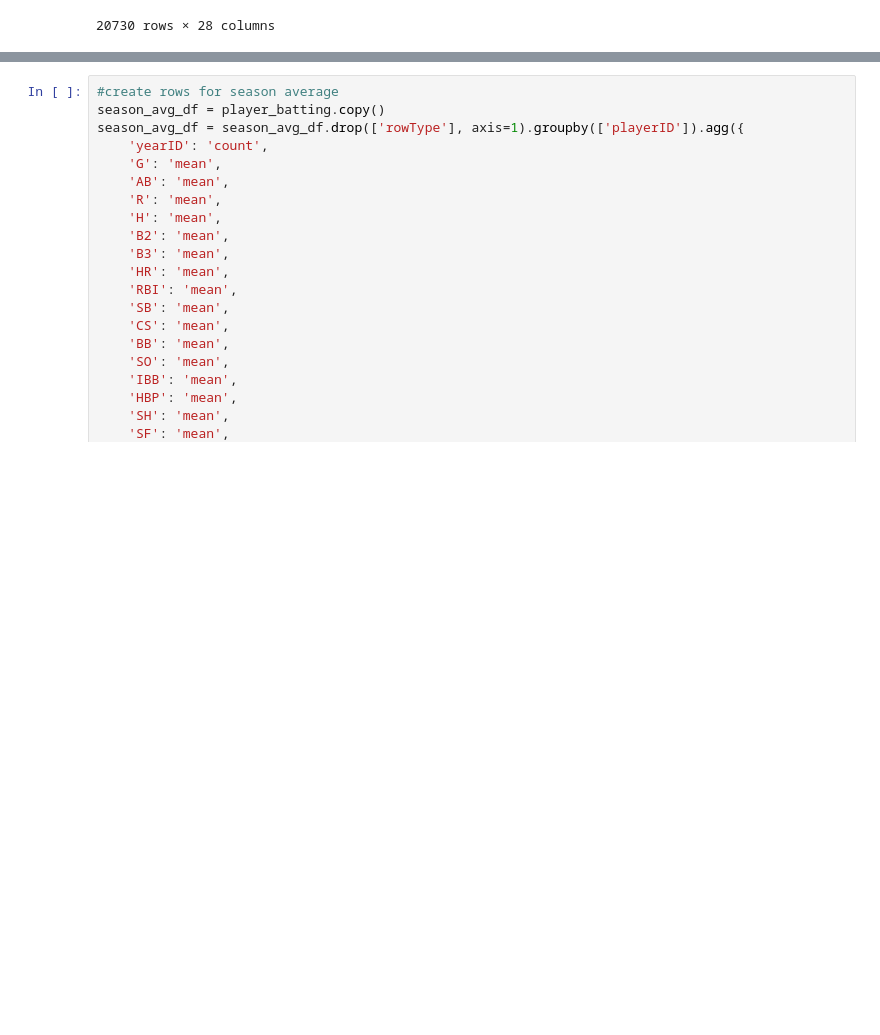
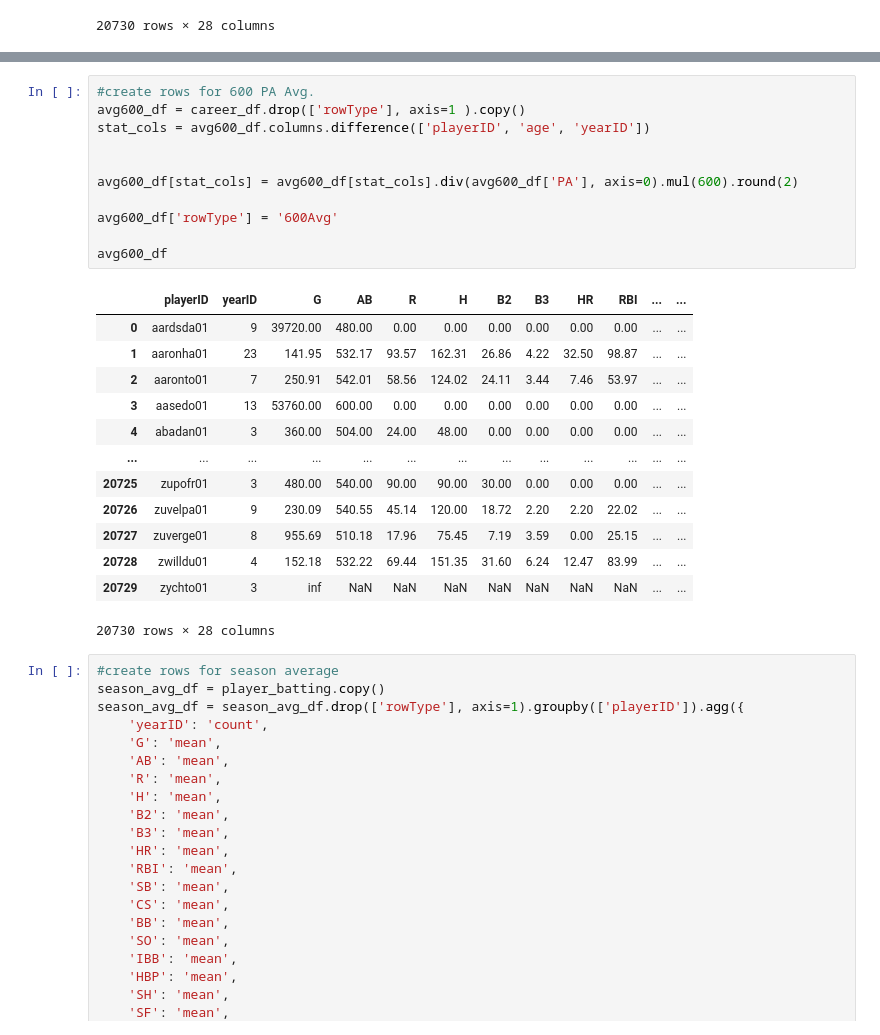
Before and after one commit to anwrak/jbbs_data, a Jupyter notebook: process_data/player_batting.ipynb, the cells around one changed output, grey strips where cells are left out. Cells and saved outputs as stored; diff of their text form; blank space fills up the shorter version.

```diff
--- a/process_data/player_batting.ipynb
+++ b/process_data/player_batting.ipynb
@@ -101,3 +140,28 @@ career_df
+# %%
+#create rows for 600 PA Avg.
+avg600_df = career_df.drop(['rowType'], axis=1 ).copy()
+stat_cols = avg600_df.columns.difference(['playerID', 'age', 'yearID'])
+
+
+avg600_df[stat_cols] = avg600_df[stat_cols].div(avg600_df['PA'], axis=0).mul(600).round(2)
+
+avg600_df['rowType'] = '600Avg'
+
+avg600_df
+# %% [output]
+|  | playerID | yearID | G | AB | R | H | B2 | B3 | HR | RBI | ... | ... |
+| 0 | aardsda01 | 9 | 39720.00 | 480.00 | 0.00 | 0.00 | 0.00 | 0.00 | 0.00 | 0.00 | ... | ... |
+| 1 | aaronha01 | 23 | 141.95 | 532.17 | 93.57 | 162.31 | 26.86 | 4.22 | 32.50 | 98.87 | ... | ... |
+| 2 | aaronto01 | 7 | 250.91 | 542.01 | 58.56 | 124.02 | 24.11 | 3.44 | 7.46 | 53.97 | ... | ... |
+| 3 | aasedo01 | 13 | 53760.00 | 600.00 | 0.00 | 0.00 | 0.00 | 0.00 | 0.00 | 0.00 | ... | ... |
+| 4 | abadan01 | 3 | 360.00 | 504.00 | 24.00 | 48.00 | 0.00 | 0.00 | 0.00 | 0.00 | ... | ... |
+| ... | ... | ... | ... | ... | ... | ... | ... | ... | ... | ... | ... | ... |
+| 20725 | zupofr01 | 3 | 480.00 | 540.00 | 90.00 | 90.00 | 30.00 | 0.00 | 0.00 | 0.00 | ... | ... |
+| 20726 | zuvelpa01 | 9 | 230.09 | 540.55 | 45.14 | 120.00 | 18.72 | 2.20 | 2.20 | 22.02 | ... | ... |
+| 20727 | zuverge01 | 8 | 955.69 | 510.18 | 17.96 | 75.45 | 7.19 | 3.59 | 0.00 | 25.15 | ... | ... |
+| 20728 | zwilldu01 | 4 | 152.18 | 532.22 | 69.44 | 151.35 | 31.60 | 6.24 | 12.47 | 83.99 | ... | ... |
+| 20729 | zychto01 | 3 | inf | NaN | NaN | NaN | NaN | NaN | NaN | NaN | ... | ... |
+20730 rows × 28 columns
 # %%
 #create rows for season average
 season_avg_df = player_batting.copy()
```
Also changed, not shown: parts of 3 cells of this notebook.
